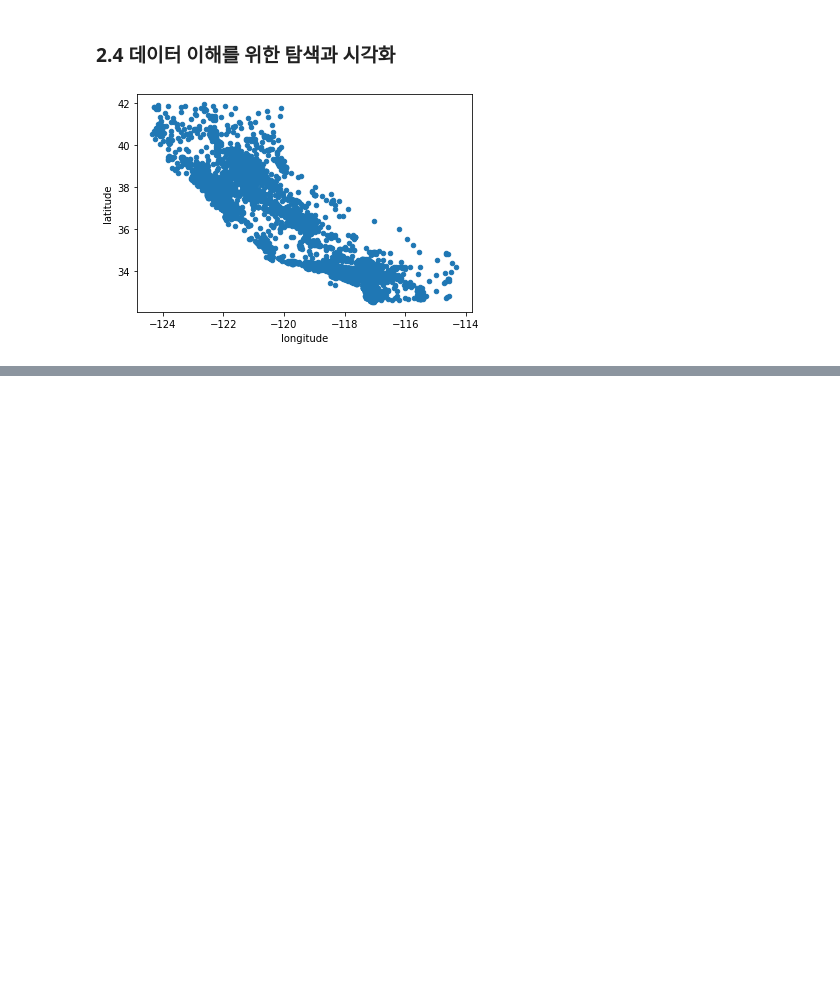
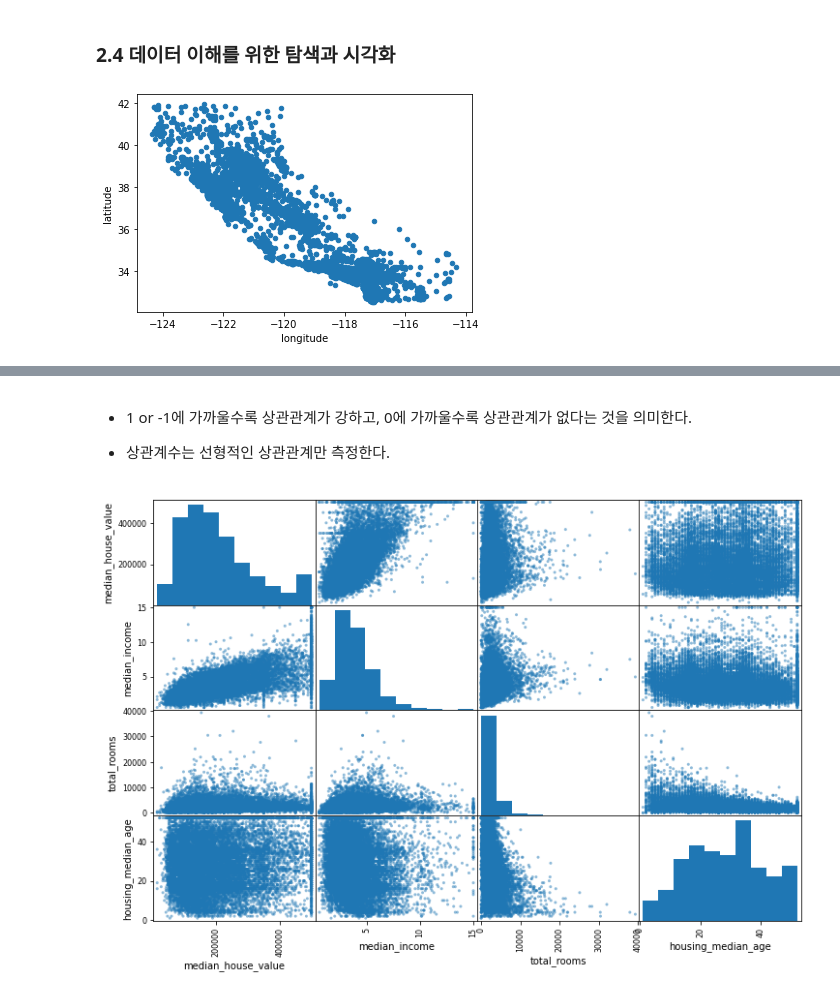
Before and after one commit to hyeon1263/BigAI, a Jupyter notebook: 핸즈온 머신러닝/02_MLProject_Intro.ipynb, the cells around one changed output, grey strips where cells are left out. Cells and saved outputs as stored; diff of their text form; code cells hidden in the pictures; blank space fills up the shorter version.

```diff
--- a/핸즈온 머신러닝/02_MLProject_Intro.ipynb
+++ b/핸즈온 머신러닝/02_MLProject_Intro.ipynb
@@ -242,0 +279,14 @@ plt.show()
+# %% [markdown]
+- 1 or -1에 가까울수록 상관관계가 강하고, 0에 가까울수록 상관관계가 없다는 것을 의미한다.
+
+- 상관계수는 선형적인 상관관계만 측정한다.
+# %%
+# 특성 사이의 상관관계를 산점도로 그려주는 함수
+from pandas.plotting import scatter_matrix
+
+# 상관관계를 알고 싶은 특성들
+attributes = ['median_house_value', 'median_income', 'total_rooms', 'housing_median_age']
+scatter_matrix(housing[attributes], figsize=(12,8))
+plt.show()
+# %% [output]
+[figure, added]
```
Also changed, not shown: parts of 70 cells of this notebook.
